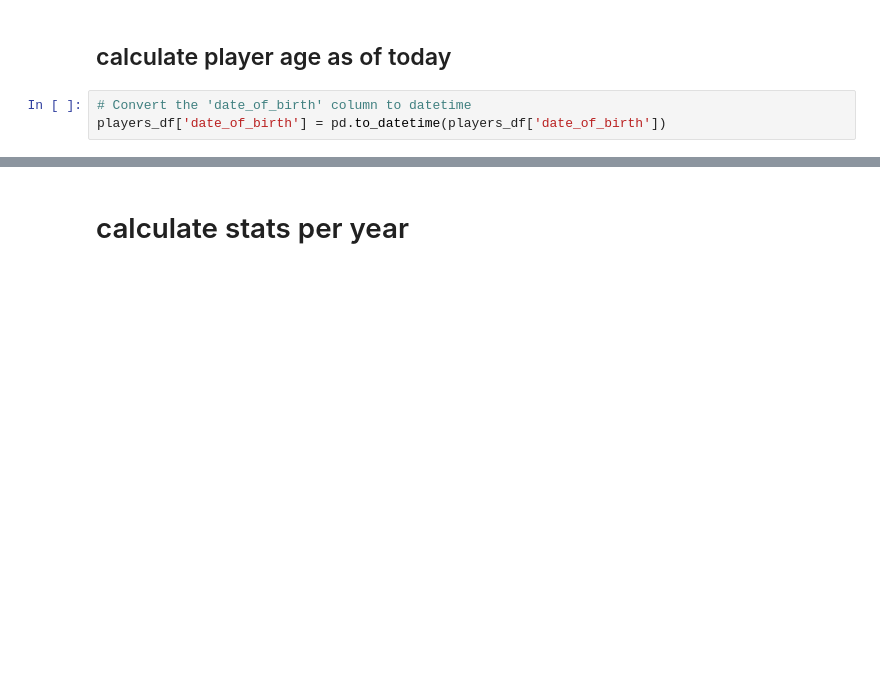
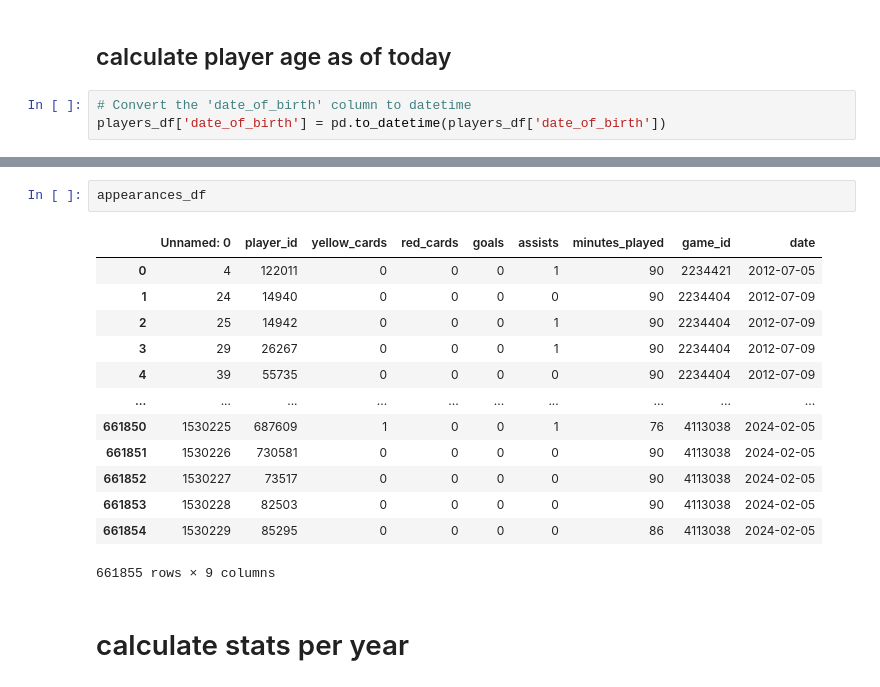
Before and after one commit to camille-sophiie/sports-data, a Jupyter notebook: code/01_MergeTables_cami.ipynb, the cells around one changed output, grey strips where cells are left out. Cells and saved outputs as stored; diff of their text form; blank space fills up the shorter version.

```diff
--- a/code/01_MergeTables_cami.ipynb
+++ b/code/01_MergeTables_cami.ipynb
@@ -127,3 +128,19 @@ final_df.head()
+# %%
+appearances_df
+# %% [output]
+|  | Unnamed: 0 | player_id | yellow_cards | red_cards | goals | assists | minutes_played | game_id | date |
+| 0 | 4 | 122011 | 0 | 0 | 0 | 1 | 90 | 2234421 | 2012-07-05 |
+| 1 | 24 | 14940 | 0 | 0 | 0 | 0 | 90 | 2234404 | 2012-07-09 |
+| 2 | 25 | 14942 | 0 | 0 | 0 | 1 | 90 | 2234404 | 2012-07-09 |
+| 3 | 29 | 26267 | 0 | 0 | 0 | 1 | 90 | 2234404 | 2012-07-09 |
+| 4 | 39 | 55735 | 0 | 0 | 0 | 0 | 90 | 2234404 | 2012-07-09 |
+| ... | ... | ... | ... | ... | ... | ... | ... | ... | ... |
+| 661850 | 1530225 | 687609 | 1 | 0 | 0 | 1 | 76 | 4113038 | 2024-02-05 |
+| 661851 | 1530226 | 730581 | 0 | 0 | 0 | 0 | 90 | 4113038 | 2024-02-05 |
+| 661852 | 1530227 | 73517 | 0 | 0 | 0 | 0 | 90 | 4113038 | 2024-02-05 |
+| 661853 | 1530228 | 82503 | 0 | 0 | 0 | 0 | 90 | 4113038 | 2024-02-05 |
+| 661854 | 1530229 | 85295 | 0 | 0 | 0 | 0 | 86 | 4113038 | 2024-02-05 |
+661855 rows × 9 columns
 # %% [markdown]
 # calculate stats per year
 # %%
```
Also changed, not shown: parts of 10 cells of this notebook, 3 other files.
